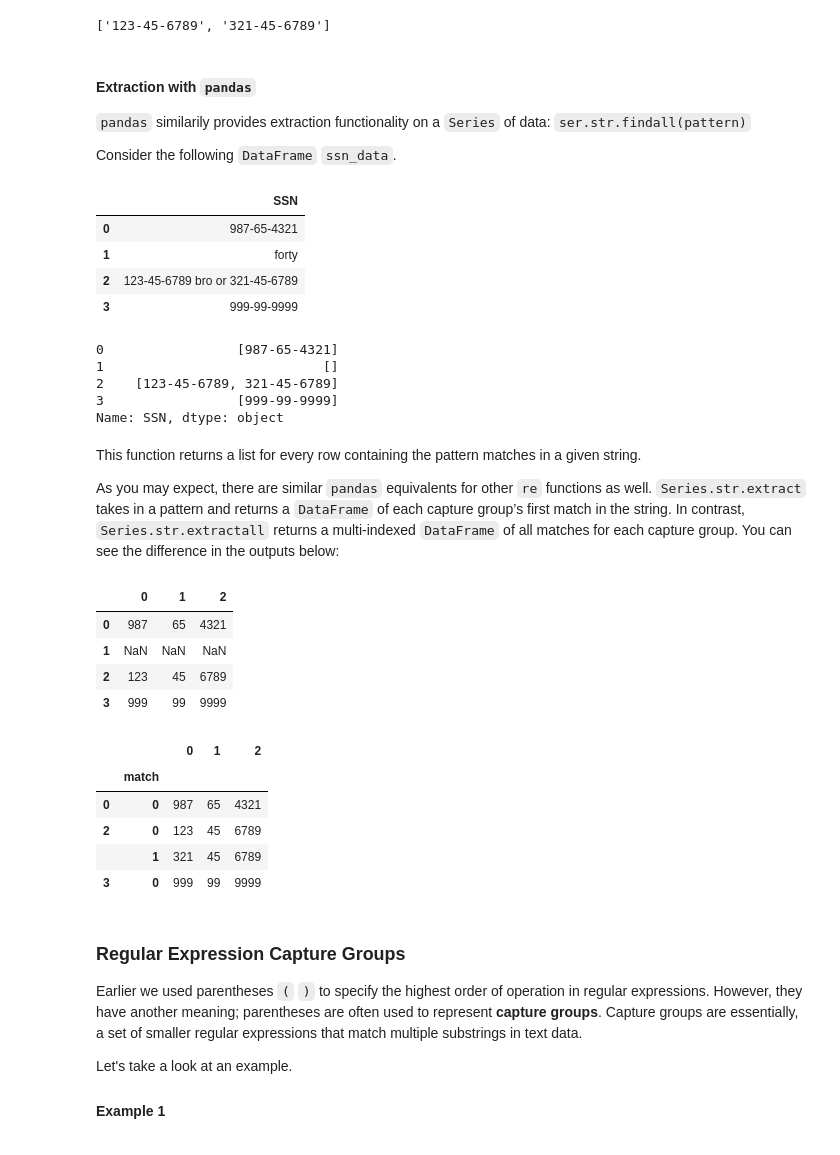
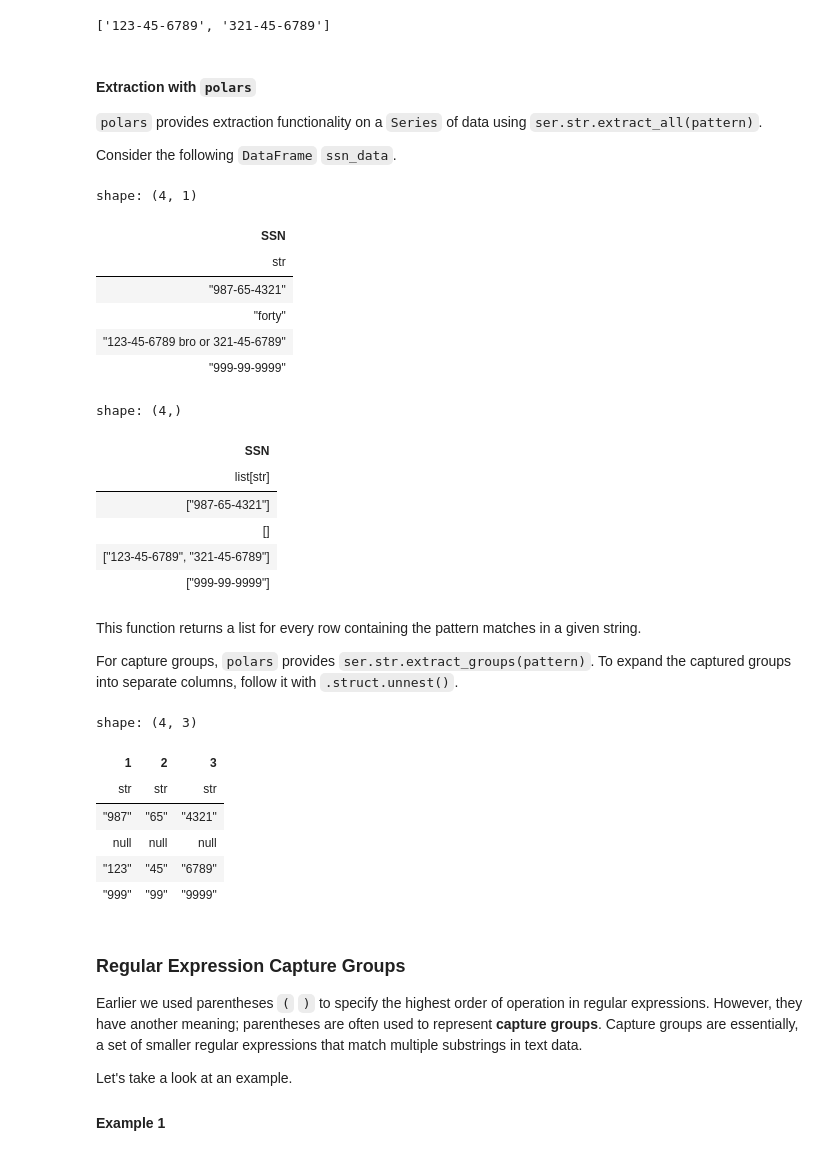
Before and after one commit to DS-100/course-notes, a Jupyter notebook: content/regex/regex.ipynb, the cells around one changed output. Cells and saved outputs as stored; diff of their text form; code cells hidden in the pictures.

```diff
--- a/content/regex/regex.ipynb
+++ b/content/regex/regex.ipynb
@@ -408,54 +421,56 @@ re.findall(pattern, text)
 # %% [output]
 ['123-45-6789', '321-45-6789']
 # %% [markdown]
-#### Extraction with `pandas`
+#### Extraction with `polars`
 
-`pandas` similarily provides extraction functionality on a `Series` of data: `ser.str.findall(pattern)`
+`polars` provides extraction functionality on a `Series` of data using `ser.str.extract_all(pattern)`.
 
 Consider the following `DataFrame` `ssn_data`.
 # %%
 data = {"SSN": ["987-65-4321", "forty", \
                 "123-45-6789 bro or 321-45-6789",
                "999-99-9999"]}
-ssn_data = pd.DataFrame(data)
+ssn_data = pl.DataFrame(data)
 # %%
 ssn_data
 # %% [output]
+shape: (4, 1)
-|  | SSN |
-| 0 | 987-65-4321 |
-| 1 | forty |
-| 2 | 123-45-6789 bro or 321-45-6789 |
-| 3 | 999-99-9999 |
+| SSN |
+| str |
+| "987-65-4321" |
+| "forty" |
+| "123-45-6789 bro or 321-45-6789" |
+| "999-99-9999" |
 # %%
-ssn_data["SSN"].str.findall(pattern)
+ssn_data["SSN"].str.extract_all(pattern)
 # %% [output]
-0                 [987-65-4321]
-1                            []
-2    [123-45-6789, 321-45-6789]
-3                 [999-99-9999]
-Name: SSN, dtype: object
+shape: (4,)
+| SSN |
+| list[str] |
+| ["987-65-4321"] |
+| [] |
+| ["123-45-6789", "321-45-6789"] |
+| ["999-99-9999"] |
 # %% [markdown]
 This function returns a list for every row containing the pattern matches in a given string.
 
-As you may expect, there are similar `pandas` equivalents for other `re` functions as well. `Series.str.extract` takes in a pattern and returns a `DataFrame` of each capture group’s first match in the string. In contrast, `Series.str.extractall` returns a multi-indexed `DataFrame` of all matches for each capture group. You can see the difference in the outputs below:
+For capture groups, `polars` provides `ser.str.extract_groups(pattern)`. To expand the captured groups into separate columns, follow it with `.struct.unnest()`.
 # %%
 pattern_cg = r"([0-9]{3})-([0-9]{2})-([0-9]{4})"
-ssn_data["SSN"].str.extract(pattern_cg)
+
+(
+    ssn_data["SSN"]
+    .str.extract_groups(pattern_cg)
+    .struct.unnest()
+)
 # %% [output]
+shape: (4, 3)
-|  | 0 | 1 | 2 |
-| 0 | 987 | 65 | 4321 |
-| 1 | NaN | NaN | NaN |
-| 2 | 123 | 45 | 6789 |
-| 3 | 999 | 99 | 9999 |
+| 1 | 2 | 3 |
+| str | str | str |
+| "987" | "65" | "4321" |
+| null | null | null |
+| "123" | "45" | "6789" |
+| "999" | "99" | "9999" |
-# %%
-ssn_data["SSN"].str.extractall(pattern_cg)
-# %% [output]
-|  |  | 0 | 1 | 2 |
-|  | match |  |  |  |
-| 0 | 0 | 987 | 65 | 4321 |
-| 2 | 0 | 123 | 45 | 6789 |
-|  | 1 | 321 | 45 | 6789 |
-| 3 | 0 | 999 | 99 | 9999 |
 # %% [markdown]
 ### Regular Expression Capture Groups
 
```
Also changed, not shown: parts of 15 cells of this notebook.
